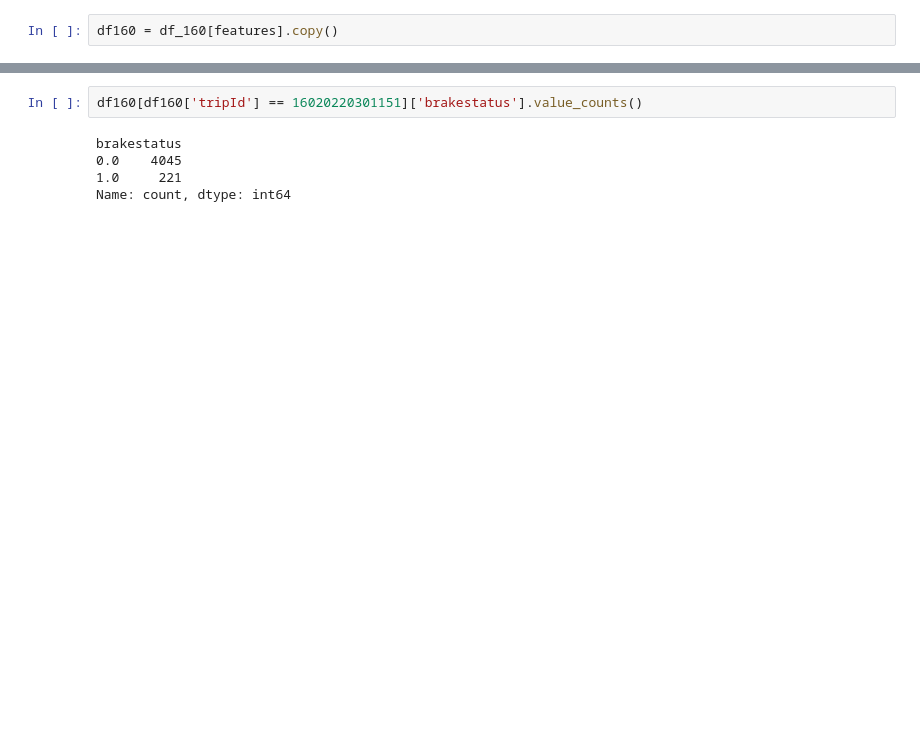
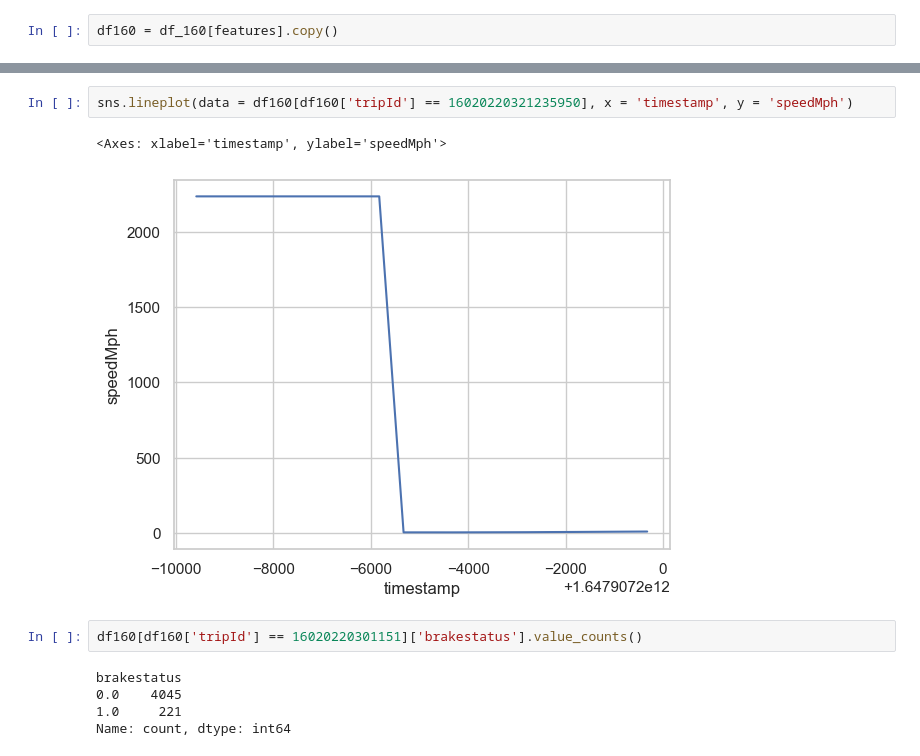
Before and after one commit to SiddTayi/Driver-Behaviour-Analysis, a Jupyter notebook: dba.ipynb, the cells around one changed output, grey strips where cells are left out. Cells and saved outputs as stored; diff of their text form; blank space fills up the shorter version.

```diff
--- a/dba.ipynb
+++ b/dba.ipynb
@@ -447,3 +459,8 @@ df160.head()
+# %%
+sns.lineplot(data = df160[df160['tripId'] == 16020220321235950], x = 'timestamp', y = 'speedMph')
+# %% [output]
+<Axes: xlabel='timestamp', ylabel='speedMph'>
+[figure, added]
 # %%
 df160[df160['tripId'] == 16020220301151]['brakestatus'].value_counts()
 # %% [output]
```
Also changed, not shown: parts of 14 cells of this notebook.
